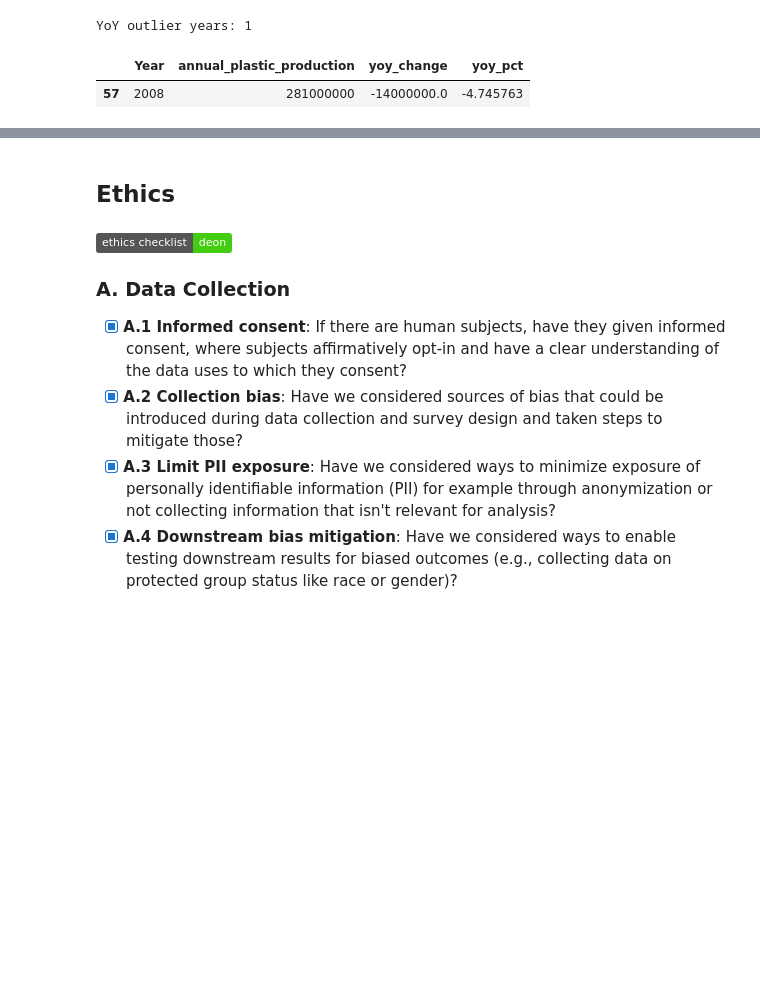
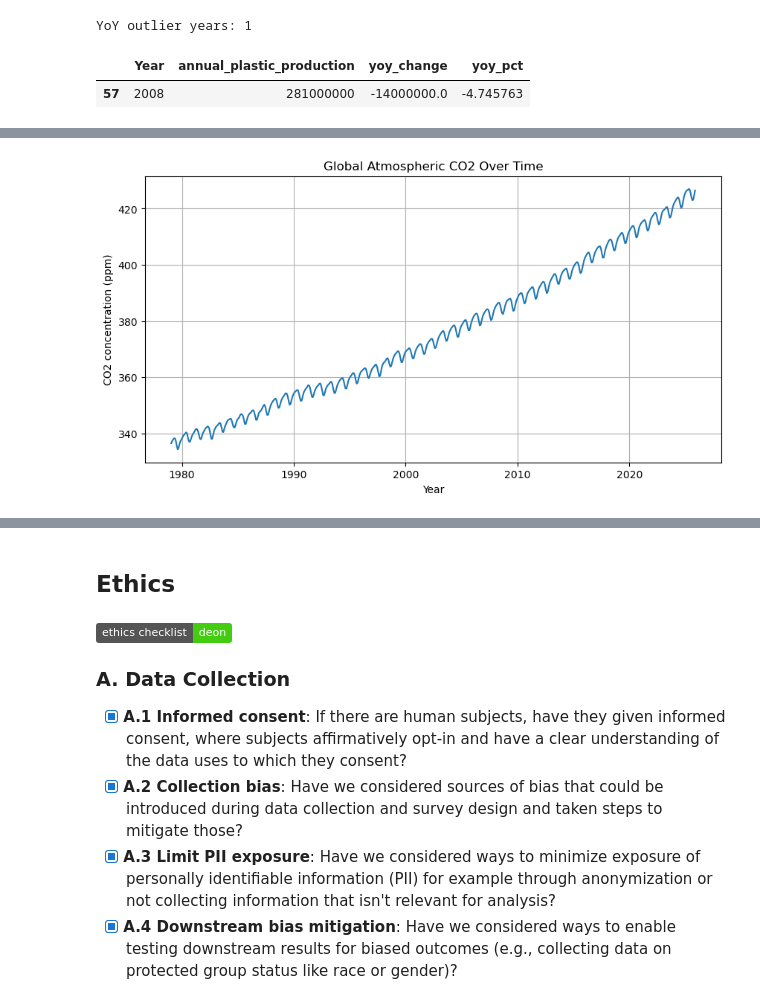
Before and after one commit to COGS108/Group013_WI26, a Jupyter notebook: 02-EDACheckpoint.ipynb, the cells around one changed output, grey strips where cells are left out. Drawn from its saved outputs; the diff is of its cells as text; code cells hidden in the pictures; badges without logos; blank space fills up the shorter version.

```diff
--- a/02-EDACheckpoint.ipynb
+++ b/02-EDACheckpoint.ipynb
@@ -755,0 +759,12 @@ YoY outlier years: 1
+# %%
+import matplotlib.pyplot as plt
+
+plt.figure(figsize=(10,5))
+plt.plot(co2_monthly["decimal"], co2_monthly["average"])
+plt.xlabel("Year")
+plt.ylabel("CO2 concentration (ppm)")
+plt.title("Global Atmospheric CO2 Over Time")
+plt.grid(True)
+plt.show()
+# %% [output]
+[figure, added]
```
Also changed, not shown: parts of 10 cells of this notebook.
